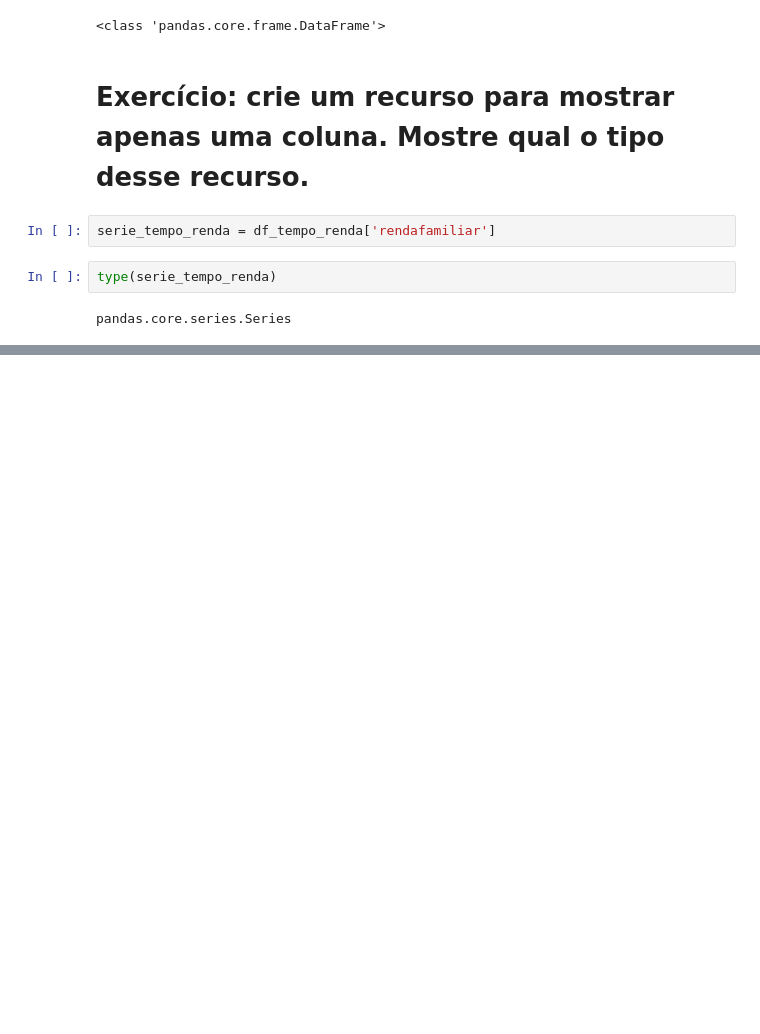
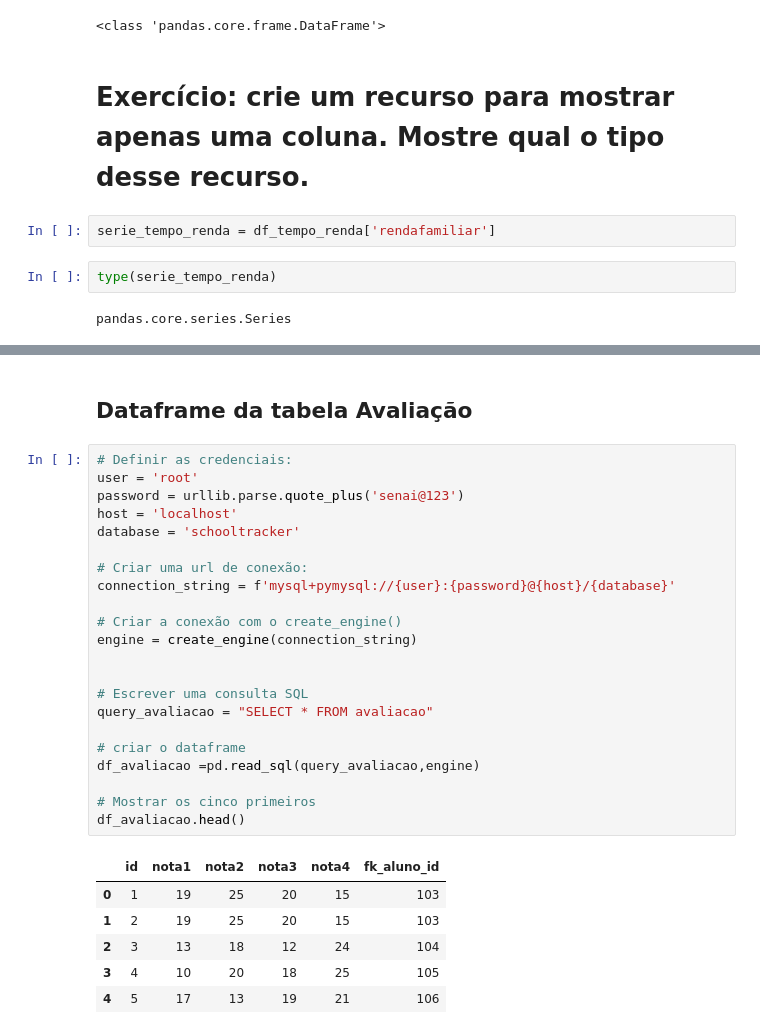
Before and after one commit to LeoSousaJesus/semana_ciencia_de_dados, a Jupyter notebook: projetotarde_final/notebook_tarde.ipynb, the cells around one changed output, grey strips where cells are left out. Saved outputs shown, nothing was run; the diff lists cells and outputs as text; blank space fills up the shorter version.

```diff
--- a/projetotarde_final/notebook_tarde.ipynb
+++ b/projetotarde_final/notebook_tarde.ipynb
@@ -161,0 +343,31 @@ pandas.core.series.Series
+# %% [markdown]
+## Dataframe da tabela Avaliação
+# %%
+# Definir as credenciais:
+user = 'root'
+password = urllib.parse.quote_plus('senai@123')
+host = 'localhost'
+database = 'schooltracker'
+
+# Criar uma url de conexão:
+connection_string = f'mysql+pymysql://{user}:{password}@{host}/{database}'
+
+# Criar a conexão com o create_engine()
+engine = create_engine(connection_string)
+
+
+# Escrever uma consulta SQL
+query_avaliacao = "SELECT * FROM avaliacao"
+
+# criar o dataframe
+df_avaliacao =pd.read_sql(query_avaliacao,engine)
+
+# Mostrar os cinco primeiros
+df_avaliacao.head()
+# %% [output]
+|  | id | nota1 | nota2 | nota3 | nota4 | fk_aluno_id |
+| 0 | 1 | 19 | 25 | 20 | 15 | 103 |
+| 1 | 2 | 19 | 25 | 20 | 15 | 103 |
+| 2 | 3 | 13 | 18 | 12 | 24 | 104 |
+| 3 | 4 | 10 | 20 | 18 | 25 | 105 |
+| 4 | 5 | 17 | 13 | 19 | 21 | 106 |
```
Also changed, not shown: parts of 53 cells of this notebook, 3 other files.
